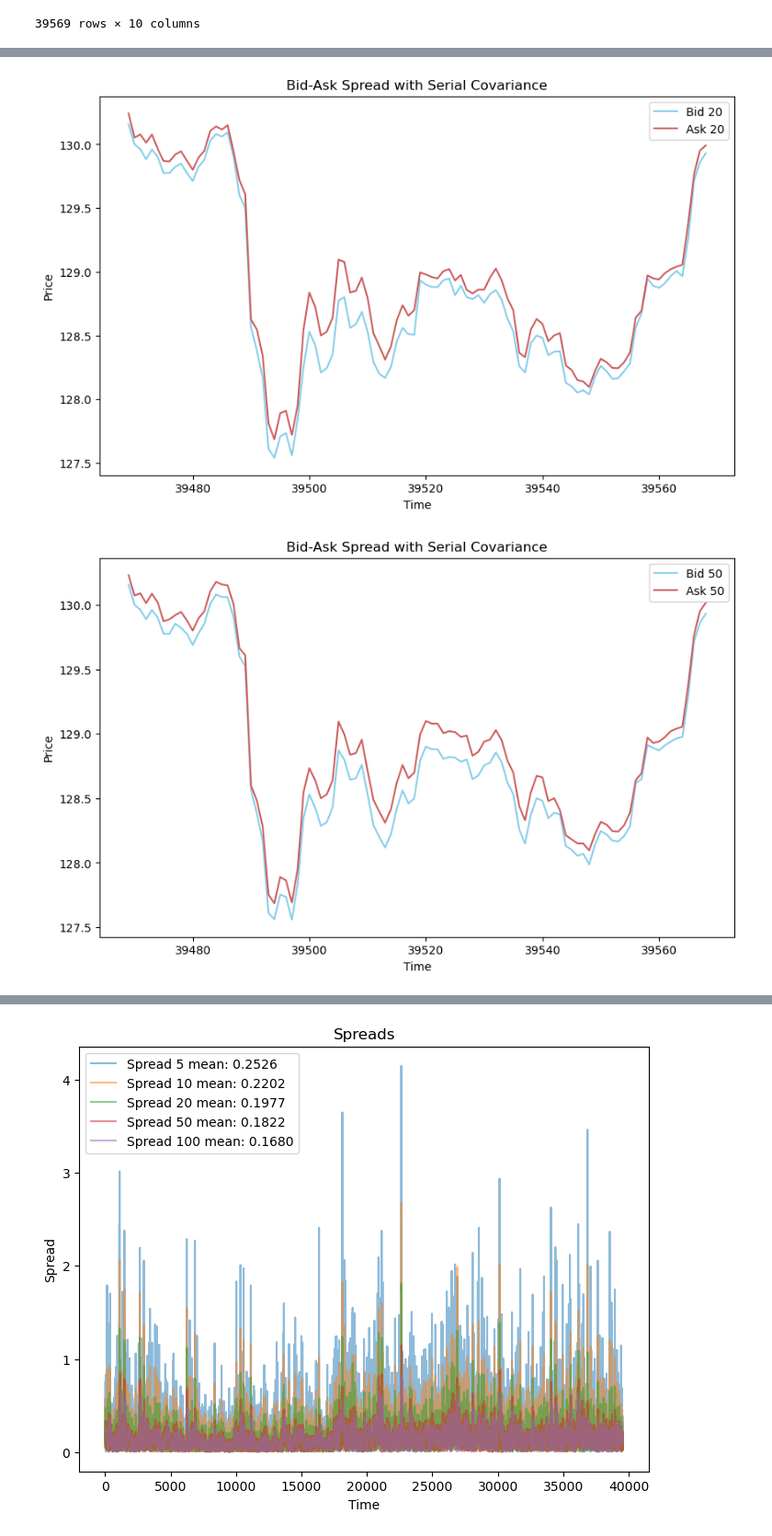
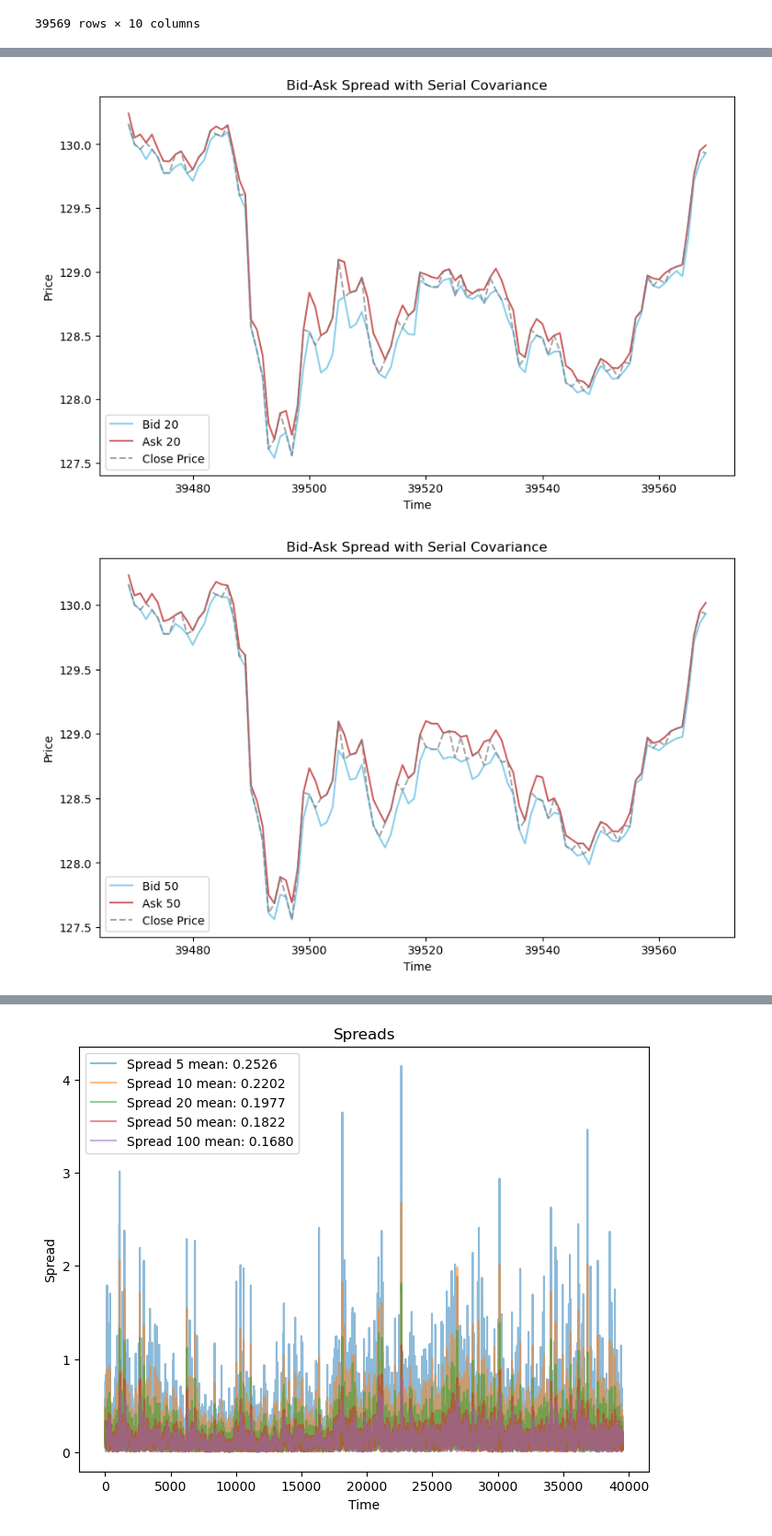
Before and after one commit to LuisMB09/Trading, a Jupyter notebook: effective_spread.ipynb, the cells around one changed output, grey strips where cells are left out. Shown at 92% size. Drawn from its saved outputs; the diff is of its cells as text; code cells hidden in the pictures.

```diff
--- a/effective_spread.ipynb
+++ b/effective_spread.ipynb
@@ -73,6 +73,7 @@ for window in windows:
     plt.figure(figsize=(10, 6))
     plt.plot(bid_ask_df[f'Bid_{window}'][-100:], label=f'Bid {window}', c = 'skyblue')
     plt.plot(bid_ask_df[f'Ask_{window}'][-100:], label=f'Ask {window}', c = 'indianred')
+    plt.plot(df['Close'][-100:], label='Close Price', c = 'gray', alpha=0.7, linestyle='--')
     plt.title(f'Bid-Ask Spread with Block Method')
     plt.xlabel('Time')
     plt.ylabel('Price')
@@ -155,6 +156,7 @@ for window in windows:
     plt.figure(figsize=(10, 6))
     plt.plot(bid_ask_df[f'Bid_{window}'][-100:], label=f'Bid {window}', c = 'skyblue')
     plt.plot(bid_ask_df[f'Ask_{window}'][-100:], label=f'Ask {window}', c = 'indianred')
+    plt.plot(df_serial['Close'][-100:], label='Close Price', c = 'gray', alpha=0.7, linestyle='--')
     plt.title(f'Bid-Ask Spread with Serial Covariance')
     plt.xlabel('Time')
     plt.ylabel('Price')
@@ -166,2 +168,2 @@ for window in windows:
-[figure, old version]
+[figure, new version]
-[figure, old version]
+[figure, new version]
```
Also changed, not shown: parts of 4 cells of this notebook.
